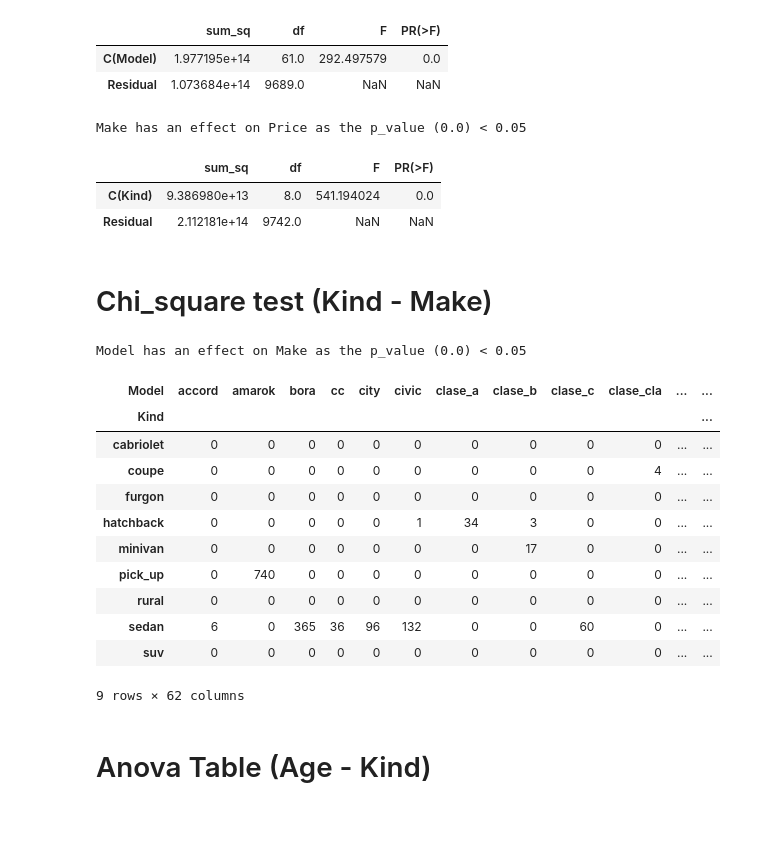
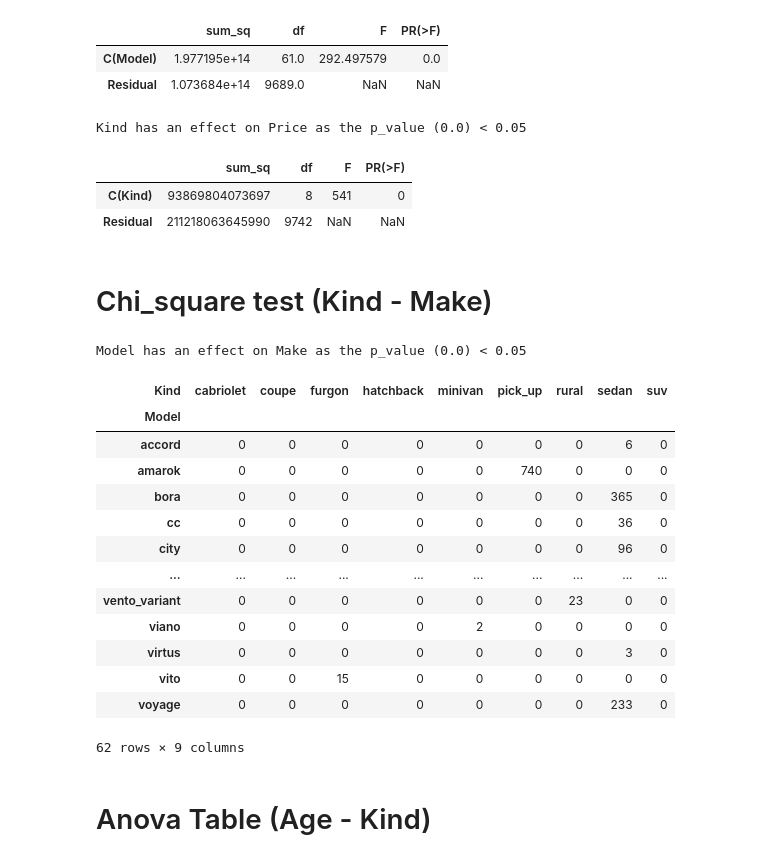
Before and after one commit to abdullahcayde/Redischool, a Jupyter notebook: EDA_&_Plotting_Final.ipynb, the cells around one changed output. Cells and saved outputs as stored; diff of their text form; code cells hidden in the pictures; blank space fills up the shorter version.

```diff
--- a/EDA_&_Plotting_Final.ipynb
+++ b/EDA_&_Plotting_Final.ipynb
@@ -140,6 +142,7 @@ df.Kind.unique()
 array(['sedan', 'pick_up', 'hatchback', 'suv', 'furgon', 'minivan',
        'coupe', 'cabriolet', 'rural'], dtype=object)
 # %%
+pd.set_option('display.float_format', lambda x: '%.1f' % x)
 df.describe()
 # %% [output]
 |  | Year | Kms | Price | Doors | Age |
@@ -153,0 +225,18 @@ df.describe()
+# %%
+# dictionary
+Data = {'Year': ['2016', '2017',
+                 '2018', '2019'],
+        'Inflation Rate': ['4.47', '5',
+                           '5.98', '4.1']}
+# create a dataframe
+df = pd.DataFrame(Data)
+
+# converting each value
+# of column to a string
+df['Inflation Rate'] = df['Inflation Rate'].astype(float)
+
+# show the dataframe
+print(df)
+
+# show the datatypes
+print (df.dtypes)
@@ -326,8 +457,8 @@ Make has an effect on Price as the p_value (0.0) < 0.05
 import statsmodels.api as sm
 from statsmodels.formula.api import ols
 
-Ho = "Make has no effect on Price "   # Stating the Null Hypothesis
-Ha = "Make has an effect on Price"   # Stating the Alternate Hypothesis
+Ho = "Kind has no effect on Price "   # Stating the Null Hypothesis
+Ha = "Kind has an effect on Price"   # Stating the Alternate Hypothesis
 
 model = ols('Price ~  C(Kind) ', data=df).fit()
 anova_table = sm.stats.anova_lm(model, typ=2)
@@ -340,41 +471,43 @@ else:
 
 anova_table
 # %% [output]
-Make has an effect on Price as the p_value (0.0) < 0.05
+Kind has an effect on Price as the p_value (0.0) < 0.05
 |  | sum_sq | df | F | PR(>F) |
-| C(Kind) | 9.386980e+13 | 8.0 | 541.194024 | 0.0 |
-| Residual | 2.112181e+14 | 9742.0 | NaN | NaN |
+| C(Kind) | 93869804073697 | 8 | 541 | 0 |
+| Residual | 211218063645990 | 9742 | NaN | NaN |
 # %% [markdown]
 # Chi_square test (Kind - Make)
 # %%
 import scipy.stats as stats
 # Chi_square test to check if smoking habits are different for different genders
 Ho = "Model has no effect on Make "   # Stating the Null Hypothesis
 Ha = "Model has an effect on Make"   # Stating the Alternate Hypothesis
 
-crosstab = pd.crosstab(df.Kind, df.Model)
+crosstab = pd.crosstab(df.Model, df.Kind)
 
 chi, p_value, dof, expected =  stats.chi2_contingency(crosstab)
 
 if p_value < 0.05:  # Setting our significance level at 5%
     print(f'{Ha} as the p_value ({p_value.round(3)}) < 0.05')
 else:
     print(f'{Ho} as the p_value ({p_value.round(3)}) > 0.05')
 crosstab
 # %% [output]
 Model has an effect on Make as the p_value (0.0) < 0.05
-| Model | accord | amarok | bora | cc | city | civic | clase_a | clase_b | clase_c | clase_cla | ... | ... |
-| Kind |  |  |  |  |  |  |  |  |  |  |  | ... |
-| cabriolet | 0 | 0 | 0 | 0 | 0 | 0 | 0 | 0 | 0 | 0 | ... | ... |
-| coupe | 0 | 0 | 0 | 0 | 0 | 0 | 0 | 0 | 0 | 4 | ... | ... |
-| furgon | 0 | 0 | 0 | 0 | 0 | 0 | 0 | 0 | 0 | 0 | ... | ... |
-| hatchback | 0 | 0 | 0 | 0 | 0 | 1 | 34 | 3 | 0 | 0 | ... | ... |
-| minivan | 0 | 0 | 0 | 0 | 0 | 0 | 0 | 17 | 0 | 0 | ... | ... |
-| pick_up | 0 | 740 | 0 | 0 | 0 | 0 | 0 | 0 | 0 | 0 | ... | ... |
-| rural | 0 | 0 | 0 | 0 | 0 | 0 | 0 | 0 | 0 | 0 | ... | ... |
-| sedan | 6 | 0 | 365 | 36 | 96 | 132 | 0 | 0 | 60 | 0 | ... | ... |
-| suv | 0 | 0 | 0 | 0 | 0 | 0 | 0 | 0 | 0 | 0 | ... | ... |
+| Kind | cabriolet | coupe | furgon | hatchback | minivan | pick_up | rural | sedan | suv |
+| Model |  |  |  |  |  |  |  |  |  |
+| accord | 0 | 0 | 0 | 0 | 0 | 0 | 0 | 6 | 0 |
+| amarok | 0 | 0 | 0 | 0 | 0 | 740 | 0 | 0 | 0 |
+| bora | 0 | 0 | 0 | 0 | 0 | 0 | 0 | 365 | 0 |
+| cc | 0 | 0 | 0 | 0 | 0 | 0 | 0 | 36 | 0 |
+| city | 0 | 0 | 0 | 0 | 0 | 0 | 0 | 96 | 0 |
+| ... | ... | ... | ... | ... | ... | ... | ... | ... | ... |
+| vento_variant | 0 | 0 | 0 | 0 | 0 | 0 | 23 | 0 | 0 |
+| viano | 0 | 0 | 0 | 0 | 2 | 0 | 0 | 0 | 0 |
+| virtus | 0 | 0 | 0 | 0 | 0 | 0 | 0 | 3 | 0 |
+| vito | 0 | 0 | 15 | 0 | 0 | 0 | 0 | 0 | 0 |
+| voyage | 0 | 0 | 0 | 0 | 0 | 0 | 0 | 233 | 0 |
-9 rows × 62 columns
+62 rows × 9 columns
 # %% [markdown]
 # Anova Table (Age - Kind)
 # %%
```
Also changed, not shown: parts of 55 cells of this notebook, 9 other files.
